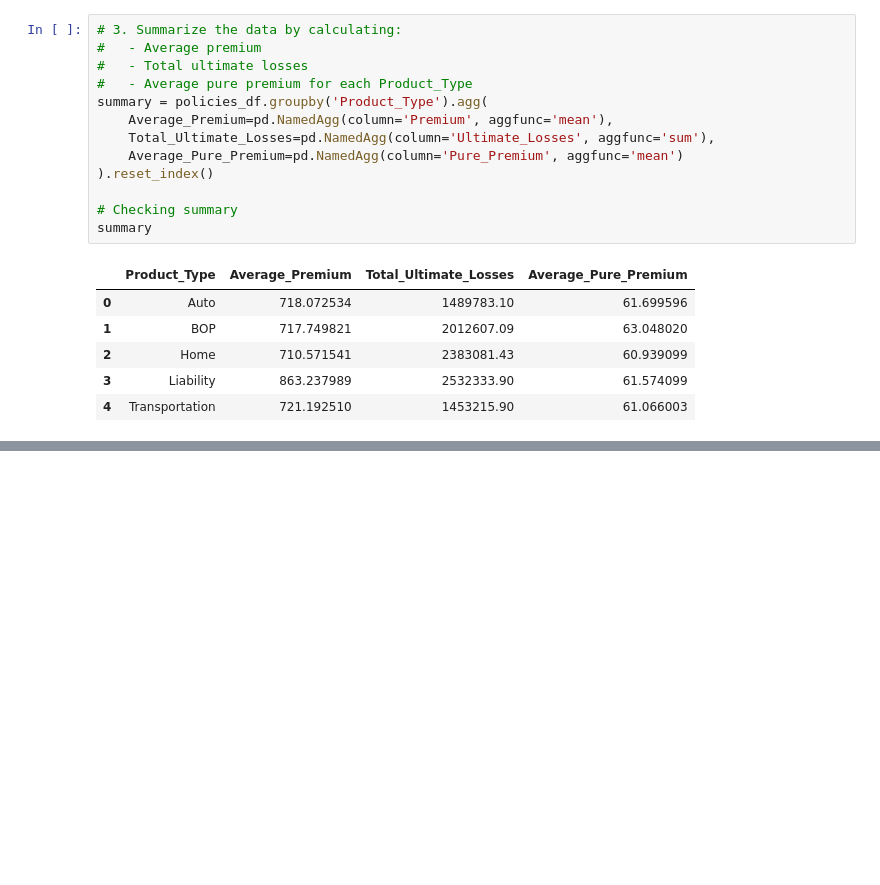
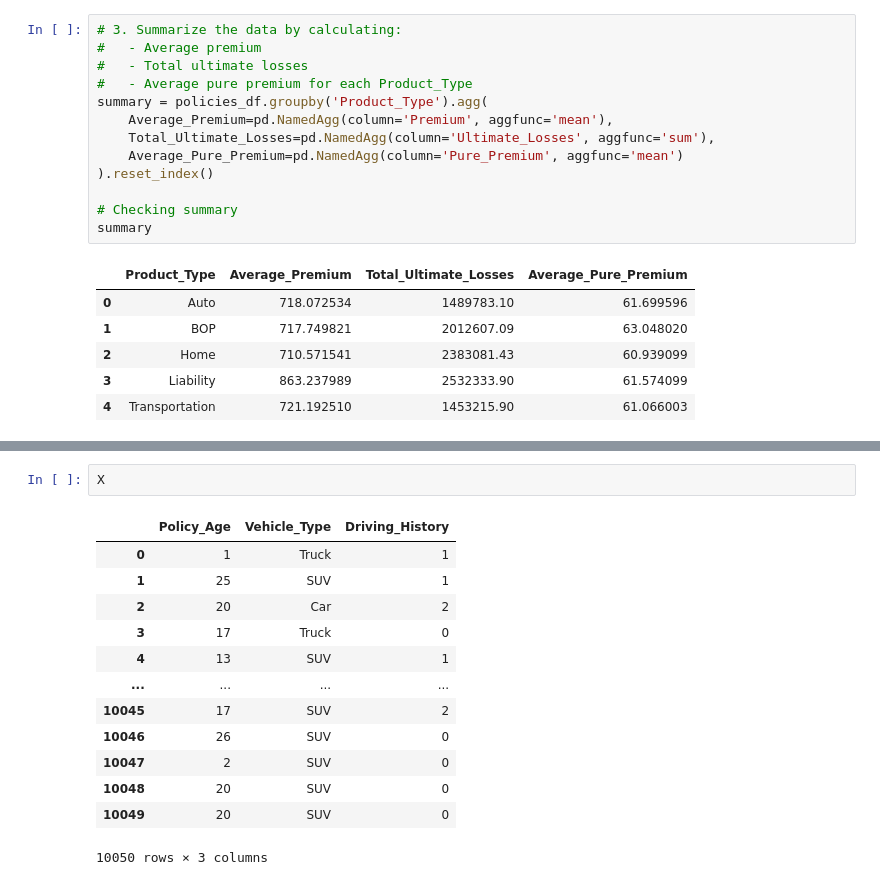
Before and after one commit to guilhermecadori/projects_Python, a Jupyter notebook: ModelDevelopmentAndAnalysis.ipynb, the cells around one changed output, grey strips where cells are left out. Cells and saved outputs as stored; diff of their text form; blank space fills up the shorter version.

```diff
--- a/ModelDevelopmentAndAnalysis.ipynb
+++ b/ModelDevelopmentAndAnalysis.ipynb
@@ -103,0 +169,16 @@ summary
+# %%
+X
+# %% [output]
+|  | Policy_Age | Vehicle_Type | Driving_History |
+| 0 | 1 | Truck | 1 |
+| 1 | 25 | SUV | 1 |
+| 2 | 20 | Car | 2 |
+| 3 | 17 | Truck | 0 |
+| 4 | 13 | SUV | 1 |
+| ... | ... | ... | ... |
+| 10045 | 17 | SUV | 2 |
+| 10046 | 26 | SUV | 0 |
+| 10047 | 2 | SUV | 0 |
+| 10048 | 20 | SUV | 0 |
+| 10049 | 20 | SUV | 0 |
+10050 rows × 3 columns
```
Also changed, not shown: parts of 17 cells of this notebook.
